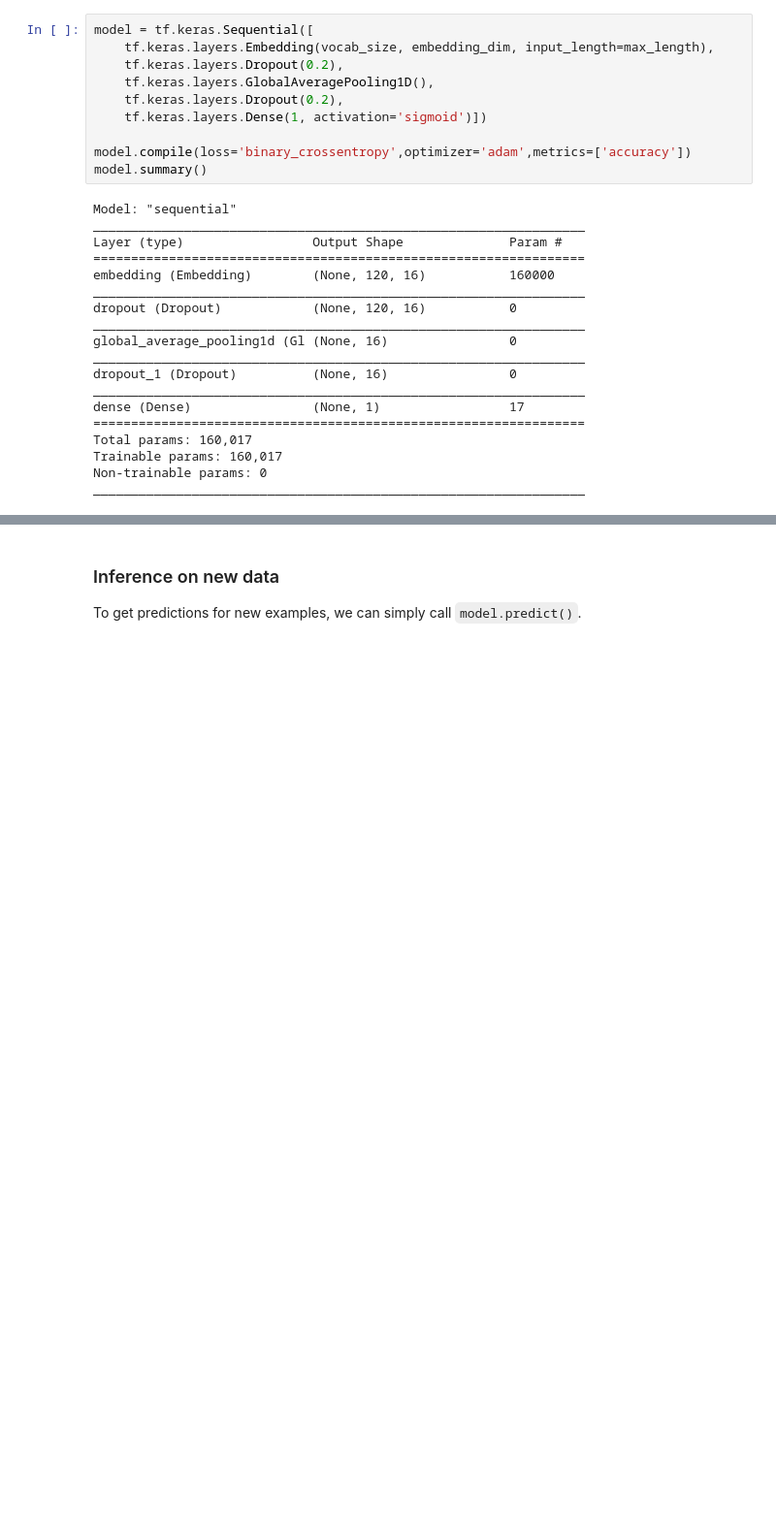
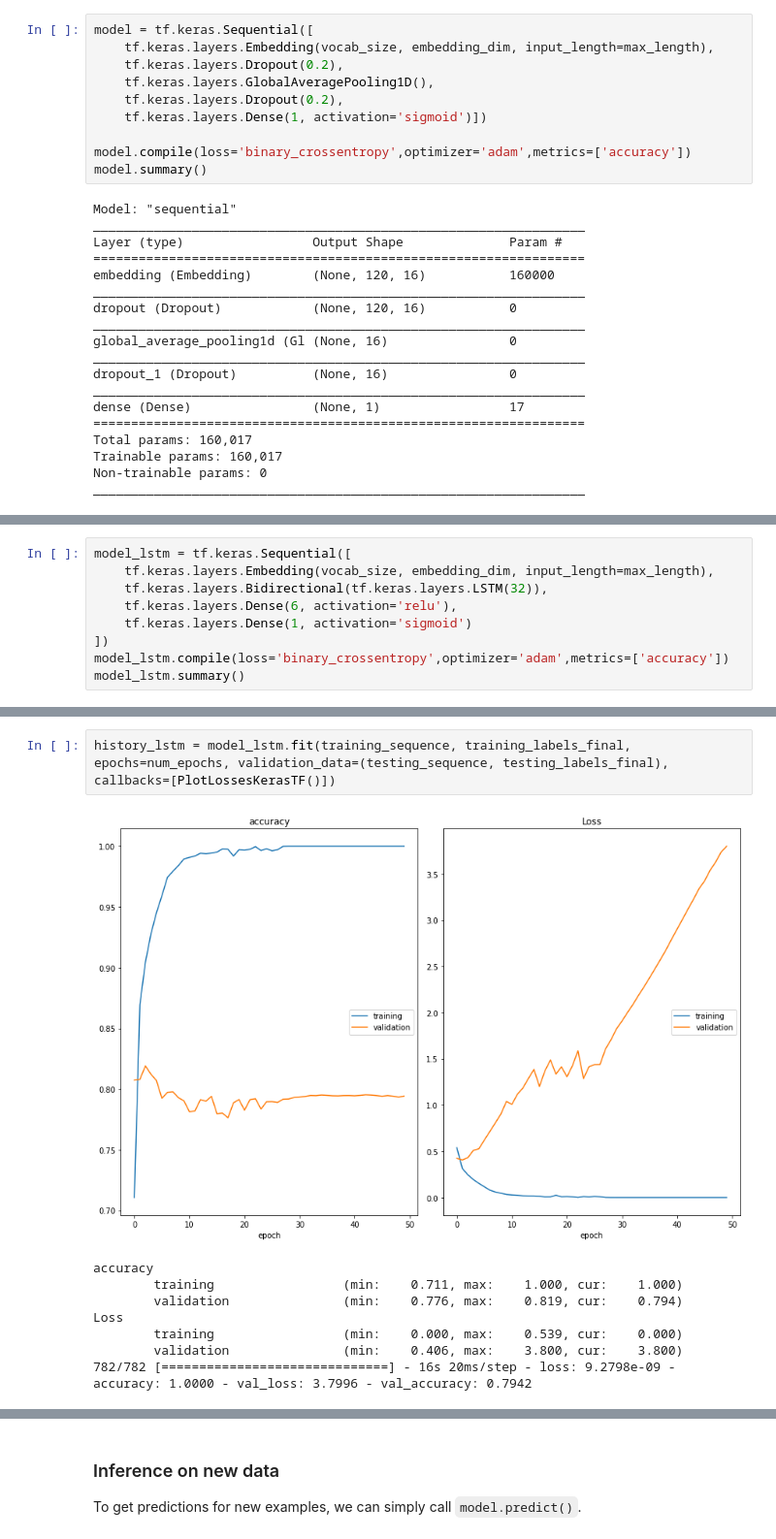
Before and after one commit to tgrv/Sentiment_Analysis_IMDB, a Jupyter notebook: sentiment_analysis_imdb.ipynb, the cells around one changed output, grey strips where cells are left out. Shown at 97% size. Saved outputs shown, nothing was run; the diff lists cells and outputs as text; blank space fills up the shorter version.

```diff
--- a/sentiment_analysis_imdb.ipynb
+++ b/sentiment_analysis_imdb.ipynb
@@ -219,0 +180,9 @@ plt.show()
+# %%
+model_lstm = tf.keras.Sequential([
+    tf.keras.layers.Embedding(vocab_size, embedding_dim, input_length=max_length),
+    tf.keras.layers.Bidirectional(tf.keras.layers.LSTM(32)),
+    tf.keras.layers.Dense(6, activation='relu'),
+    tf.keras.layers.Dense(1, activation='sigmoid')
+])
+model_lstm.compile(loss='binary_crossentropy',optimizer='adam',metrics=['accuracy'])
+model_lstm.summary()
@@ -219,0 +206,11 @@ plt.show()
+# %%
+history_lstm = model_lstm.fit(training_sequence, training_labels_final, epochs=num_epochs, validation_data=(testing_sequence, testing_labels_final), callbacks=[PlotLossesKerasTF()])
+# %% [output]
+[figure, added]
+accuracy
+        training                 (min:    0.711, max:    1.000, cur:    1.000)
+        validation               (min:    0.776, max:    0.819, cur:    0.794)
+Loss
+        training                 (min:    0.000, max:    0.539, cur:    0.000)
+        validation               (min:    0.406, max:    3.800, cur:    3.800)
+782/782 [==============================] - 16s 20ms/step - loss: 9.2798e-09 - accuracy: 1.0000 - val_loss: 3.7996 - val_accuracy: 0.7942
```
Also changed, not shown: parts of 36 cells of this notebook, 6 other files.
